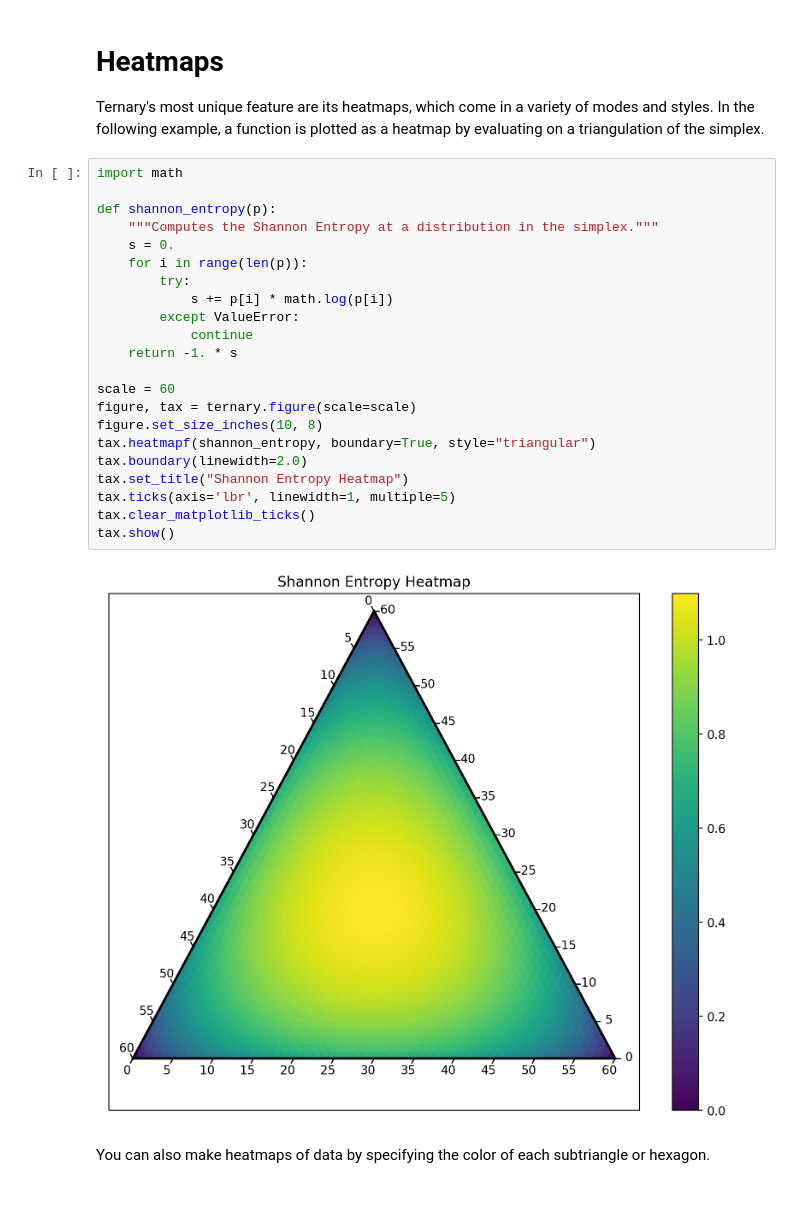
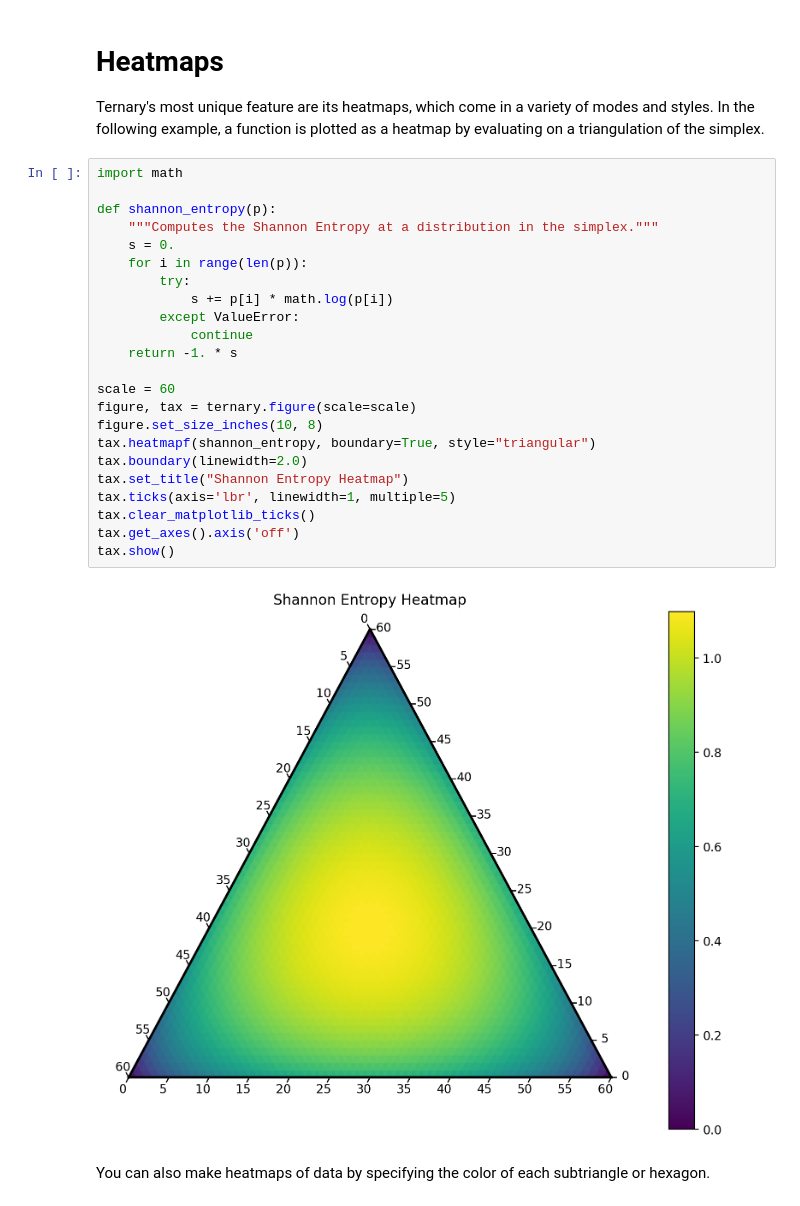
Before and after one commit to marcharper/python-ternary, a Jupyter notebook: examples/Ternary-Examples.ipynb, the cells around one changed output. Saved outputs shown, nothing was run; the diff lists cells and outputs as text.

```diff
--- a/examples/Ternary-Examples.ipynb
+++ b/examples/Ternary-Examples.ipynb
@@ -182,27 +186,28 @@ Ternary's most unique feature are its heatmaps, which come in a variety of modes
 # %%
 import math
 
 def shannon_entropy(p):
     """Computes the Shannon Entropy at a distribution in the simplex."""
     s = 0.
     for i in range(len(p)):
         try:
             s += p[i] * math.log(p[i])
         except ValueError:
             continue
     return -1. * s
 
 scale = 60
 figure, tax = ternary.figure(scale=scale)
 figure.set_size_inches(10, 8)
 tax.heatmapf(shannon_entropy, boundary=True, style="triangular")
 tax.boundary(linewidth=2.0)
 tax.set_title("Shannon Entropy Heatmap")
 tax.ticks(axis='lbr', linewidth=1, multiple=5)
 tax.clear_matplotlib_ticks()
+tax.get_axes().axis('off')
 tax.show()
 # %% [output]
-[figure, old version]
+[figure, new version]
 # %% [markdown]
 You can also make heatmaps of data by specifying the color of each subtriangle or hexagon.
 # %%
```
Also changed, not shown: parts of 6 cells of this notebook.
